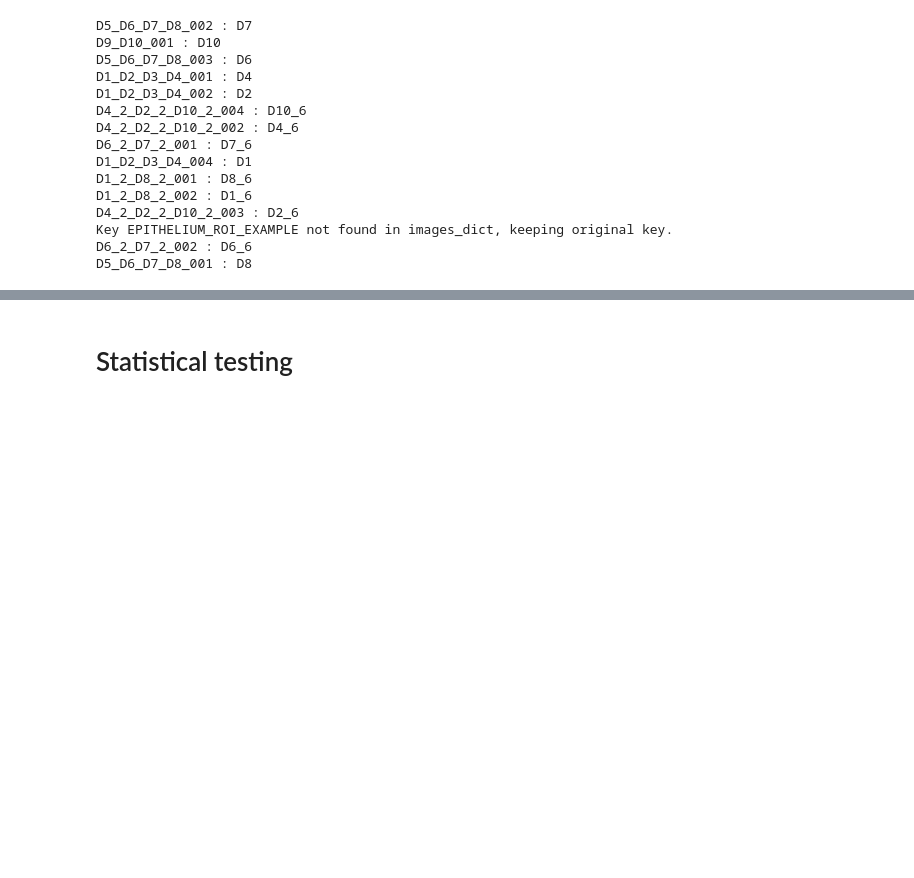
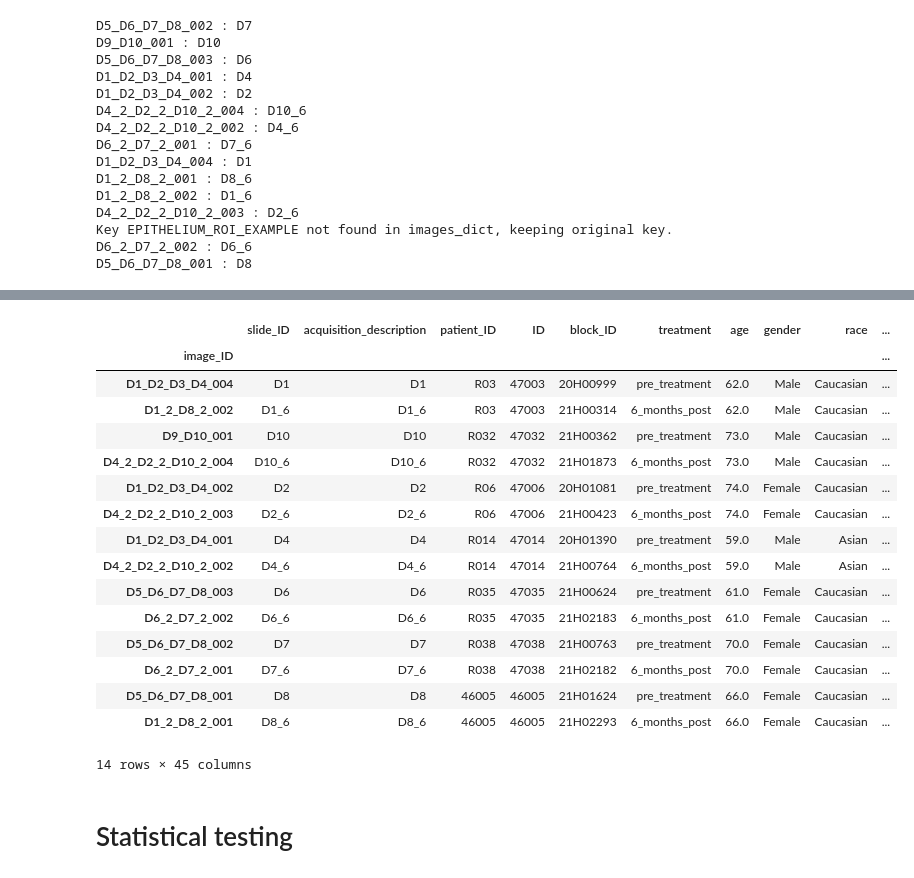
Before and after one commit to spatts14/COPD_CO_IMC, a Jupyter notebook: scripts/imaris/epithelial_expression.ipynb, the cells around one changed output, grey strips where cells are left out. Drawn from its saved outputs; the diff is of its cells as text; code cells hidden in the pictures; blank space fills up the shorter version.

```diff
--- a/scripts/imaris/epithelial_expression.ipynb
+++ b/scripts/imaris/epithelial_expression.ipynb
@@ -105,6 +105,4 @@ Done
 # %%
 # import metadata
 meta = pd.read_excel("/Users/sarapatti/Desktop/PhD_projects/Llyod_lab/COPD_CO_IMC/data/meta_data/meta.xlsx", sheet_name="meta_IMC", index_col=0)
-# %%
-meta.rename(columns={'image': 'Sample_ID'}, inplace=True)
 # %%
@@ -344,3 +287,29 @@ df_final
+# %%
+# merge dataframe
+df_final = pd.merge(
+    meta,
+    df_final,
+    right_index =True,      # Use the index of df_final
+    left_on='slide_ID'   # Use the slide_ID column of meta
+)
+# %% [output]
+|  | slide_ID | acquisition_description | patient_ID | ID | block_ID | treatment | age | gender | race | ... |
+| image_ID |  |  |  |  |  |  |  |  |  | ... |
+| D1_D2_D3_D4_004 | D1 | D1 | R03 | 47003 | 20H00999 | pre_treatment | 62.0 | Male | Caucasian | ... |
+| D1_2_D8_2_002 | D1_6 | D1_6 | R03 | 47003 | 21H00314 | 6_months_post | 62.0 | Male | Caucasian | ... |
+| D9_D10_001 | D10 | D10 | R032 | 47032 | 21H00362 | pre_treatment | 73.0 | Male | Caucasian | ... |
+| D4_2_D2_2_D10_2_004 | D10_6 | D10_6 | R032 | 47032 | 21H01873 | 6_months_post | 73.0 | Male | Caucasian | ... |
+| D1_D2_D3_D4_002 | D2 | D2 | R06 | 47006 | 20H01081 | pre_treatment | 74.0 | Female | Caucasian | ... |
+| D4_2_D2_2_D10_2_003 | D2_6 | D2_6 | R06 | 47006 | 21H00423 | 6_months_post | 74.0 | Female | Caucasian | ... |
+| D1_D2_D3_D4_001 | D4 | D4 | R014 | 47014 | 20H01390 | pre_treatment | 59.0 | Male | Asian | ... |
+| D4_2_D2_2_D10_2_002 | D4_6 | D4_6 | R014 | 47014 | 21H00764 | 6_months_post | 59.0 | Male | Asian | ... |
+| D5_D6_D7_D8_003 | D6 | D6 | R035 | 47035 | 21H00624 | pre_treatment | 61.0 | Female | Caucasian | ... |
+| D6_2_D7_2_002 | D6_6 | D6_6 | R035 | 47035 | 21H02183 | 6_months_post | 61.0 | Female | Caucasian | ... |
+| D5_D6_D7_D8_002 | D7 | D7 | R038 | 47038 | 21H00763 | pre_treatment | 70.0 | Female | Caucasian | ... |
+| D6_2_D7_2_001 | D7_6 | D7_6 | R038 | 47038 | 21H02182 | 6_months_post | 70.0 | Female | Caucasian | ... |
+| D5_D6_D7_D8_001 | D8 | D8 | 46005 | 46005 | 21H01624 | pre_treatment | 66.0 | Female | Caucasian | ... |
+| D1_2_D8_2_001 | D8_6 | D8_6 | 46005 | 46005 | 21H02293 | 6_months_post | 66.0 | Female | Caucasian | ... |
+14 rows × 45 columns
 # %% [markdown]
 # Statistical testing
 # %%
```
Also changed, not shown: parts of 11 cells of this notebook.
